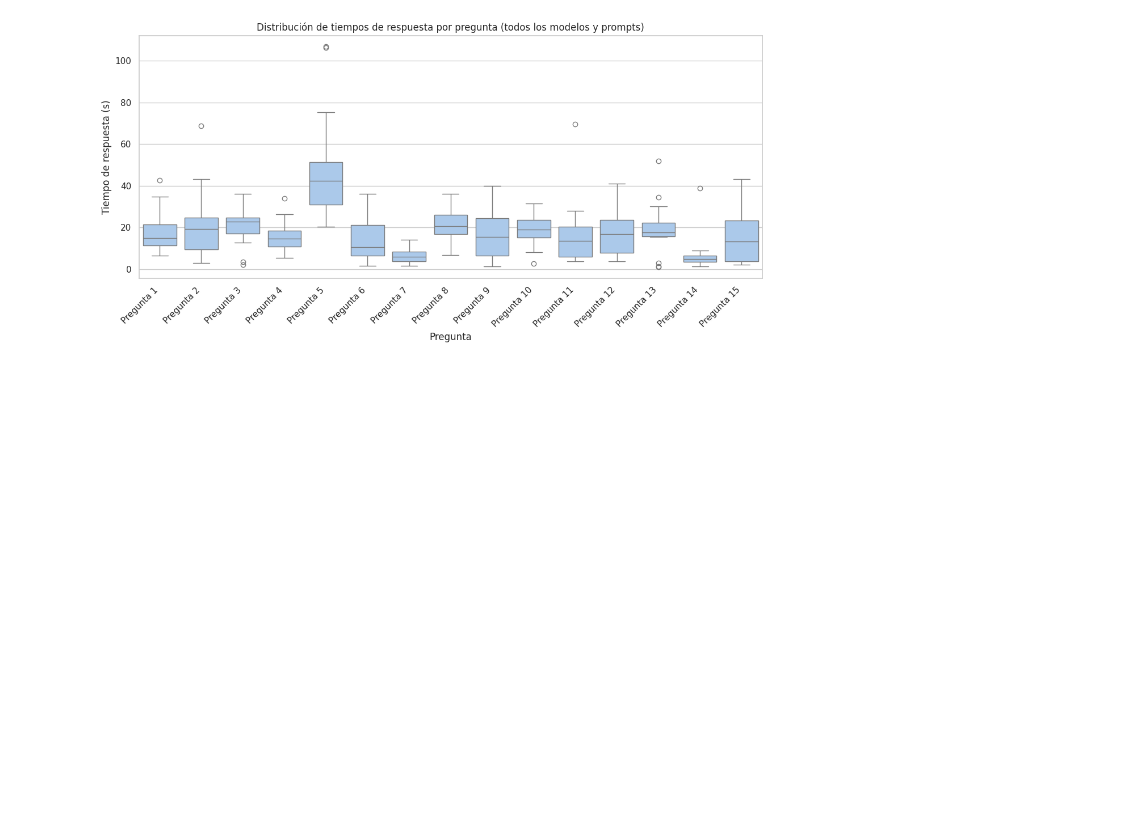
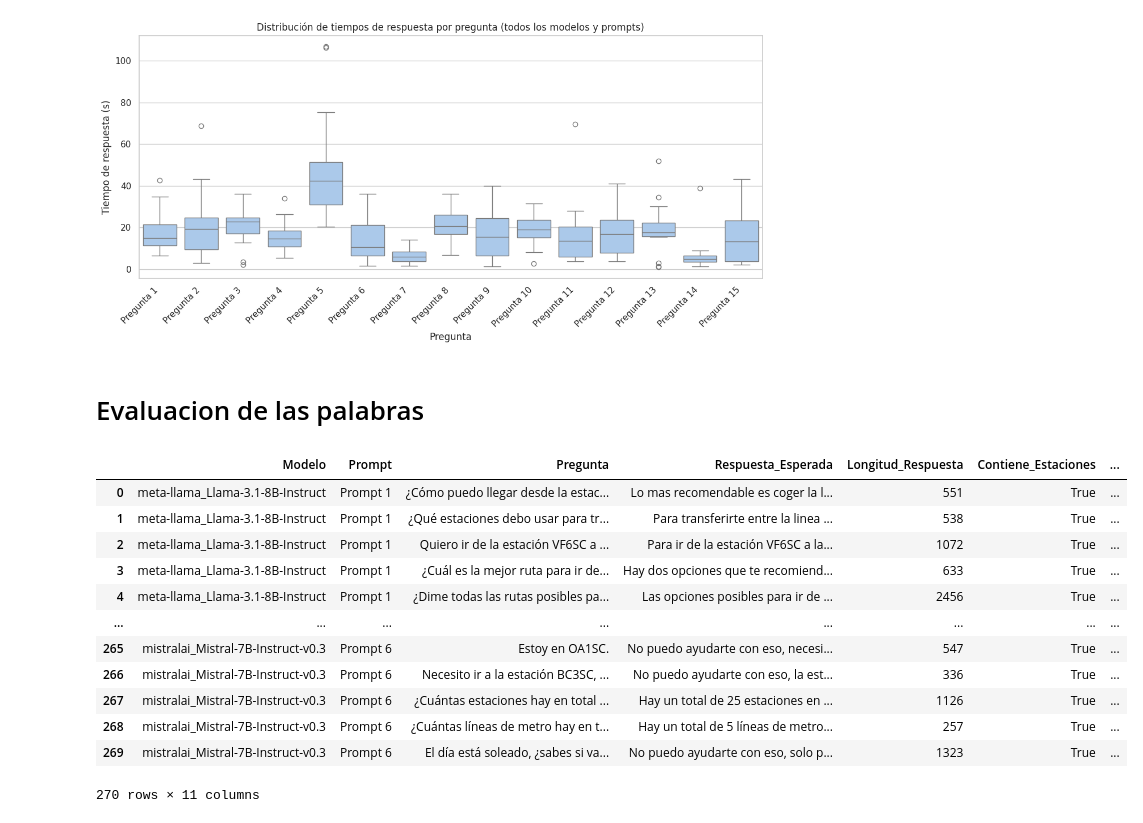
Before and after one commit to lonj22803/Octubre_25, a Jupyter notebook: week_two/evaluation_test/a_resultados.ipynb, the cells around one changed output. Drawn from its saved outputs; the diff is of its cells as text; code cells hidden in the pictures; blank space fills up the shorter version.

```diff
--- a/week_two/evaluation_test/a_resultados.ipynb
+++ b/week_two/evaluation_test/a_resultados.ipynb
@@ -338,3 +338,22 @@ plt.tight_layout()
 plt.show()
 # %% [output]
 [figure]
+# %% [markdown]
+# Evaluacion de las palabras
+# %%
+df_evaluacion_basica=pd.read_csv("evaluacion_resultados_basica.csv")
+df_evaluacion_basica
+# %% [output]
+|  | Modelo | Prompt | Pregunta | Respuesta_Esperada | Longitud_Respuesta | Contiene_Estaciones | ... |
+| 0 | meta-llama_Llama-3.1-8B-Instruct | Prompt 1 | ¿Cómo puedo llegar desde la estac... | Lo mas recomendable es coger la l... | 551 | True | ... |
+| 1 | meta-llama_Llama-3.1-8B-Instruct | Prompt 1 | ¿Qué estaciones debo usar para tr... | Para transferirte entre la linea ... | 538 | True | ... |
+| 2 | meta-llama_Llama-3.1-8B-Instruct | Prompt 1 | Quiero ir de la estación VF6SC a ... | Para ir de la estación VF6SC a la... | 1072 | True | ... |
+| 3 | meta-llama_Llama-3.1-8B-Instruct | Prompt 1 | ¿Cuál es la mejor ruta para ir de... | Hay dos opciones que te recomiend... | 633 | True | ... |
+| 4 | meta-llama_Llama-3.1-8B-Instruct | Prompt 1 | ¿Dime todas las rutas posibles pa... | Las opciones posibles para ir de ... | 2456 | True | ... |
+| ... | ... | ... | ... | ... | ... | ... | ... |
+| 265 | mistralai_Mistral-7B-Instruct-v0.3 | Prompt 6 | Estoy en OA1SC. | No puedo ayudarte con eso, necesi... | 547 | True | ... |
+| 266 | mistralai_Mistral-7B-Instruct-v0.3 | Prompt 6 | Necesito ir a la estación BC3SC, ... | No puedo ayudarte con eso, la est... | 336 | True | ... |
+| 267 | mistralai_Mistral-7B-Instruct-v0.3 | Prompt 6 | ¿Cuántas estaciones hay en total ... | Hay un total de 25 estaciones en ... | 1126 | True | ... |
+| 268 | mistralai_Mistral-7B-Instruct-v0.3 | Prompt 6 | ¿Cuántas líneas de metro hay en t... | Hay un total de 5 líneas de metro... | 257 | True | ... |
+| 269 | mistralai_Mistral-7B-Instruct-v0.3 | Prompt 6 | El día está soleado, ¿sabes si va... | No puedo ayudarte con eso, solo p... | 1323 | True | ... |
+270 rows × 11 columns
```
Also changed, not shown: parts of 2 cells of this notebook, 2 other files.
